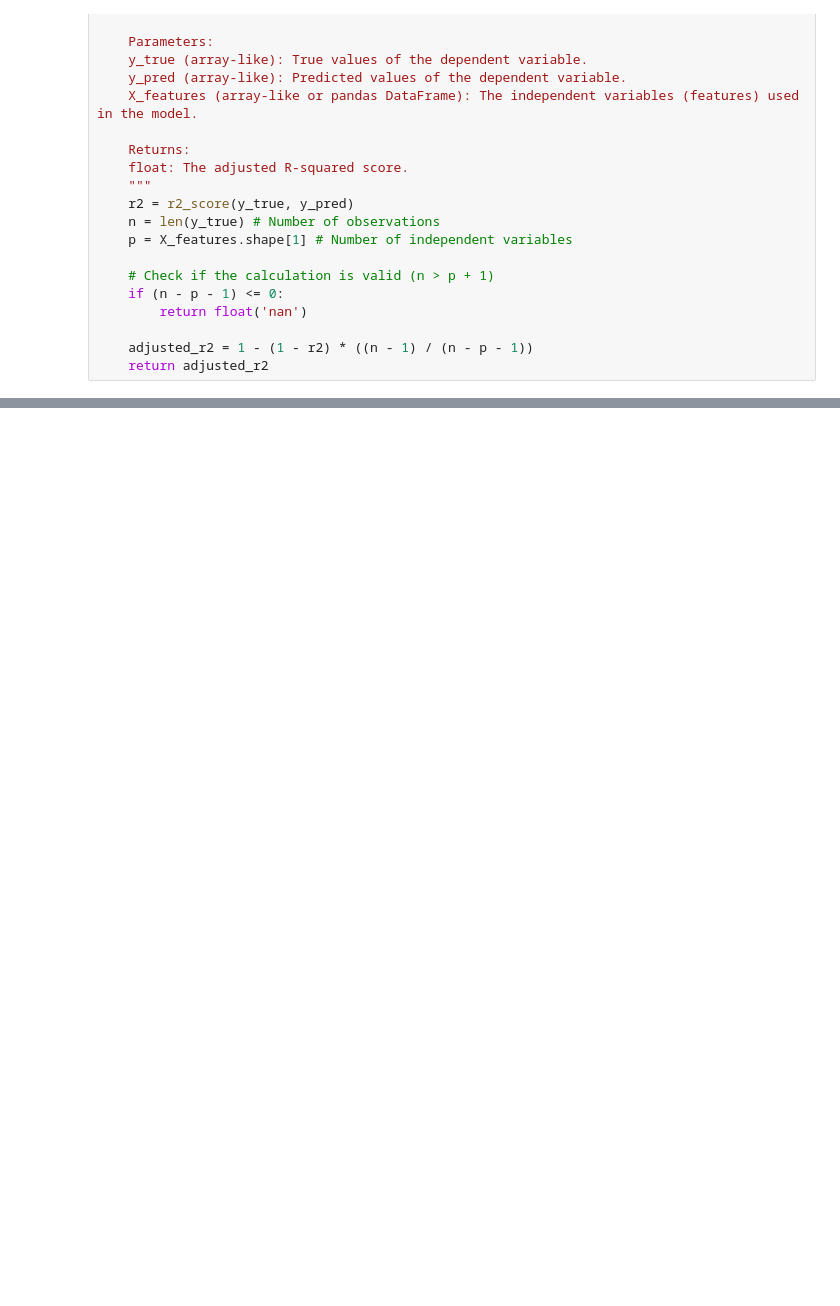
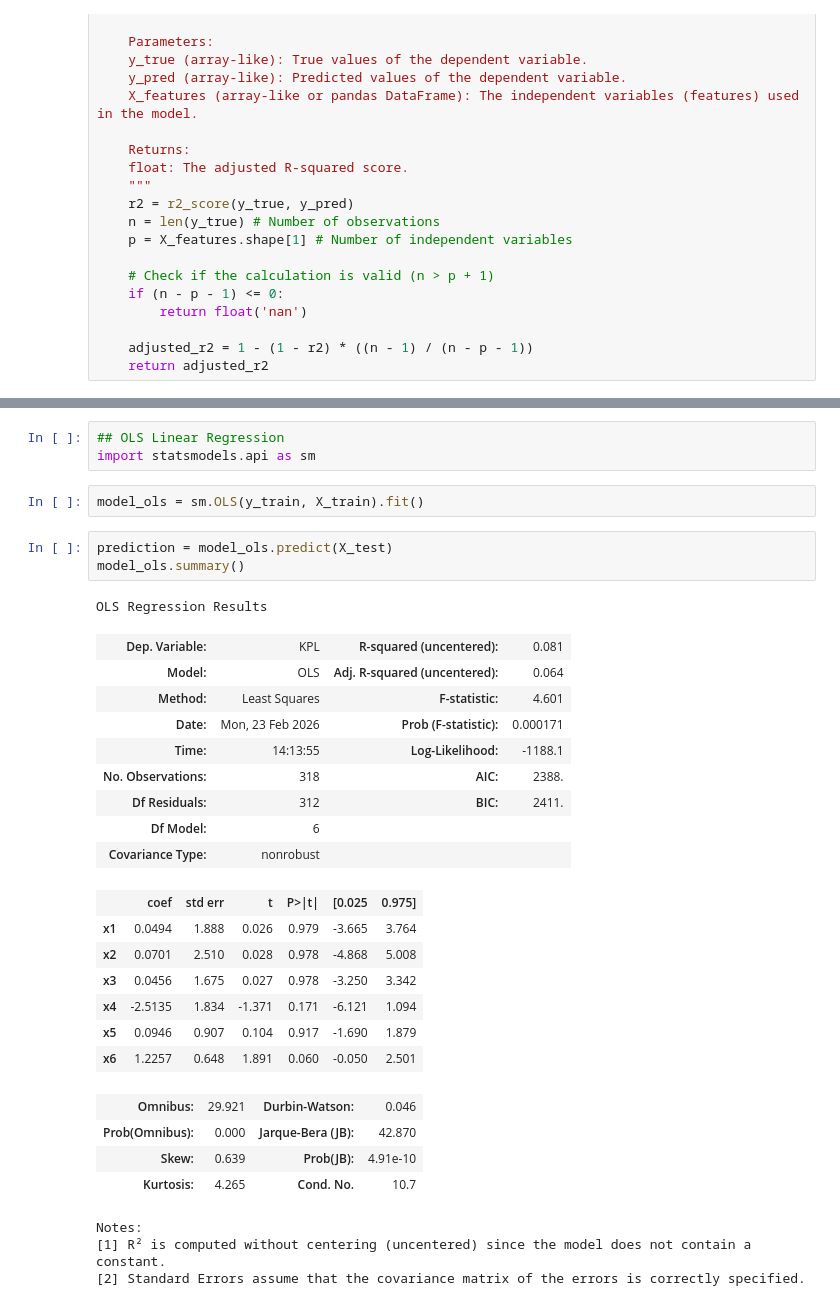
Before and after one commit to sushant5320/Machine_learning, a Jupyter notebook: Linear_regression/linear_regression_project.ipynb, the cells around one changed output, grey strips where cells are left out. Cells and saved outputs as stored; diff of their text form; blank space fills up the shorter version.

```diff
--- a/Linear_regression/linear_regression_project.ipynb
+++ b/Linear_regression/linear_regression_project.ipynb
@@ -315,0 +316,33 @@ Adjusted R-squared: 0.8099965453147888
+# %%
+## OLS Linear Regression
+import statsmodels.api as sm
+# %%
+model_ols = sm.OLS(y_train, X_train).fit()
+# %%
+prediction = model_ols.predict(X_test)
+model_ols.summary()
+# %% [output]
+OLS Regression Results
+| Dep. Variable: | KPL | R-squared (uncentered): | 0.081 |
+| Model: | OLS | Adj. R-squared (uncentered): | 0.064 |
+| Method: | Least Squares | F-statistic: | 4.601 |
+| Date: | Mon, 23 Feb 2026 | Prob (F-statistic): | 0.000171 |
+| Time: | 14:13:55 | Log-Likelihood: | -1188.1 |
+| No. Observations: | 318 | AIC: | 2388. |
+| Df Residuals: | 312 | BIC: | 2411. |
+| Df Model: | 6 |  |  |
+| Covariance Type: | nonrobust |  |  |
+|  | coef | std err | t | P>|t| | [0.025 | 0.975] |
+| x1 | 0.0494 | 1.888 | 0.026 | 0.979 | -3.665 | 3.764 |
+| x2 | 0.0701 | 2.510 | 0.028 | 0.978 | -4.868 | 5.008 |
+| x3 | 0.0456 | 1.675 | 0.027 | 0.978 | -3.250 | 3.342 |
+| x4 | -2.5135 | 1.834 | -1.371 | 0.171 | -6.121 | 1.094 |
+| x5 | 0.0946 | 0.907 | 0.104 | 0.917 | -1.690 | 1.879 |
+| x6 | 1.2257 | 0.648 | 1.891 | 0.060 | -0.050 | 2.501 |
+| Omnibus: | 29.921 | Durbin-Watson: | 0.046 |
+| Prob(Omnibus): | 0.000 | Jarque-Bera (JB): | 42.870 |
+| Skew: | 0.639 | Prob(JB): | 4.91e-10 |
+| Kurtosis: | 4.265 | Cond. No. | 10.7 |
+Notes:
+[1] R² is computed without centering (uncentered) since the model does not contain a constant.
+[2] Standard Errors assume that the covariance matrix of the errors is correctly specified.
```
Also changed, not shown: parts of 4 cells of this notebook, 2 other files.
